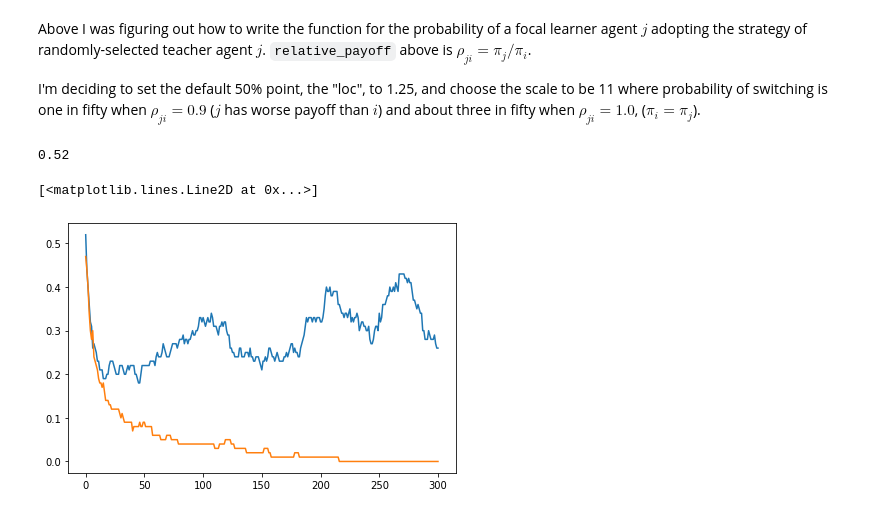
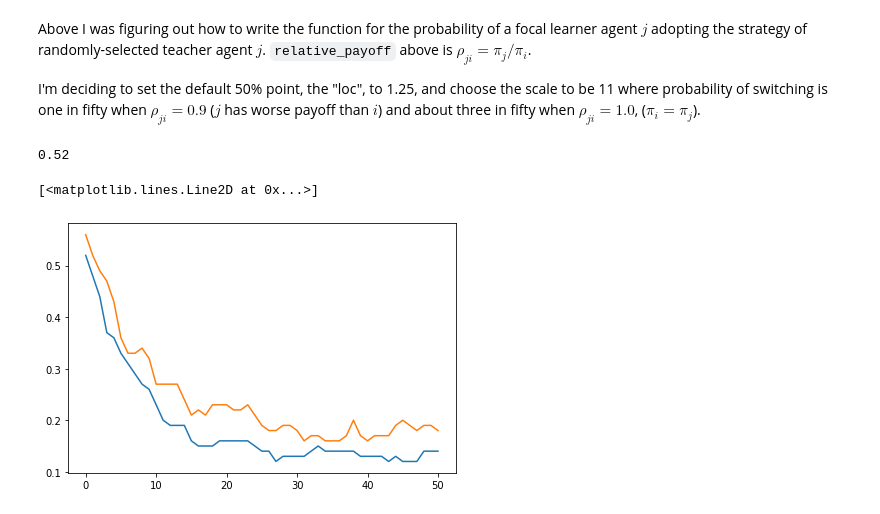
Before and after one commit to mt-digital/identity-signaling, a Jupyter notebook: Model development.ipynb, the cells around one changed output. Cells and saved outputs as stored; diff of their text form; code cells hidden in the pictures.

```diff
--- a/Model development.ipynb
+++ b/Model development.ipynb
@@ -159,35 +159,35 @@ def proportion_churlish(model):
         np.sum([a.receiving_strategy == "Churlish" for a in model.agents]) / model.N
     )
 # %%
-model = Model()
+model = Model(homophily=0.0)
 
 # Initial proportion of covert signallers.
 init_covert = proportion_covert(model)
 init_churlish = proportion_churlish(model)
 
 print(init_covert)
 
-n_block = 300
+n_block = 50
 iter_per_block = 1
 
 prop_covert = np.zeros((n_block + 1,))
 prop_churlish = np.zeros((n_block + 1,))
 
 prop_covert[0] = init_covert
 prop_churlish[0] = init_churlish
 
 for block_idx in range(n_block):
 #     print(f"Running block {block_idx + 1}/{n_block}")
     model.run(iter_per_block)
     prop_covert[block_idx + 1] = proportion_covert(model)
     prop_churlish[block_idx + 1] = proportion_churlish(model)
 
 plt.plot(prop_covert, label='prop covert')
 plt.plot(prop_churlish, label='prop churlish')
 # %% [output]
 0.52
 [<matplotlib.lines.Line2D at 0x...>]
-[figure, old version]
+[figure, new version]
 # %%
 # See if we can get some different model behavior with some
 # weird parameters. Don't really know what the right thing is
```
Also changed, not shown: parts of 9 cells of this notebook, 8 other files.
